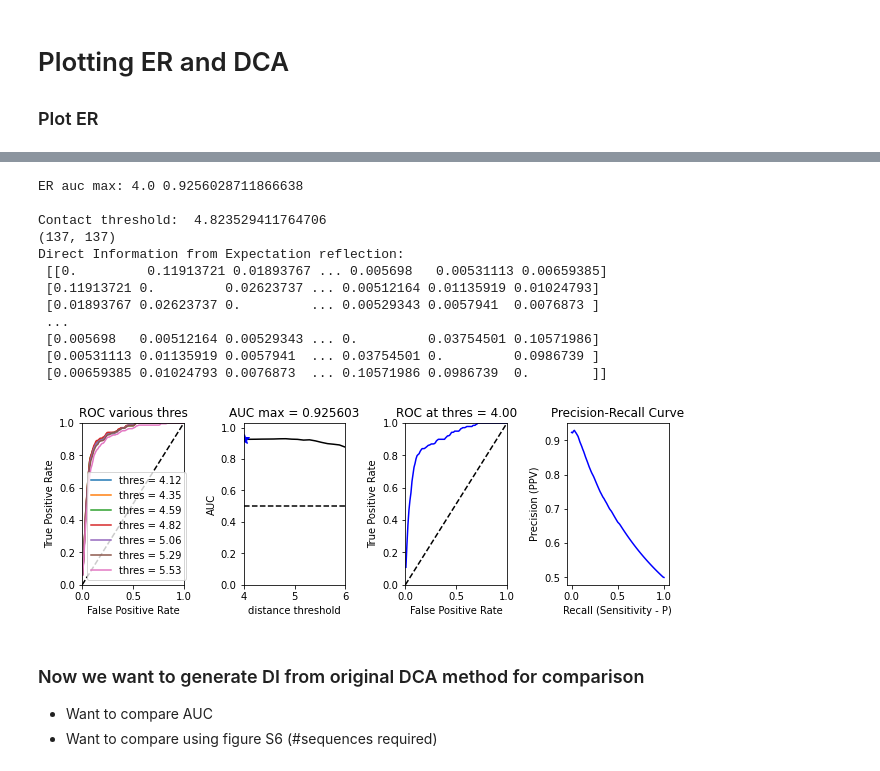
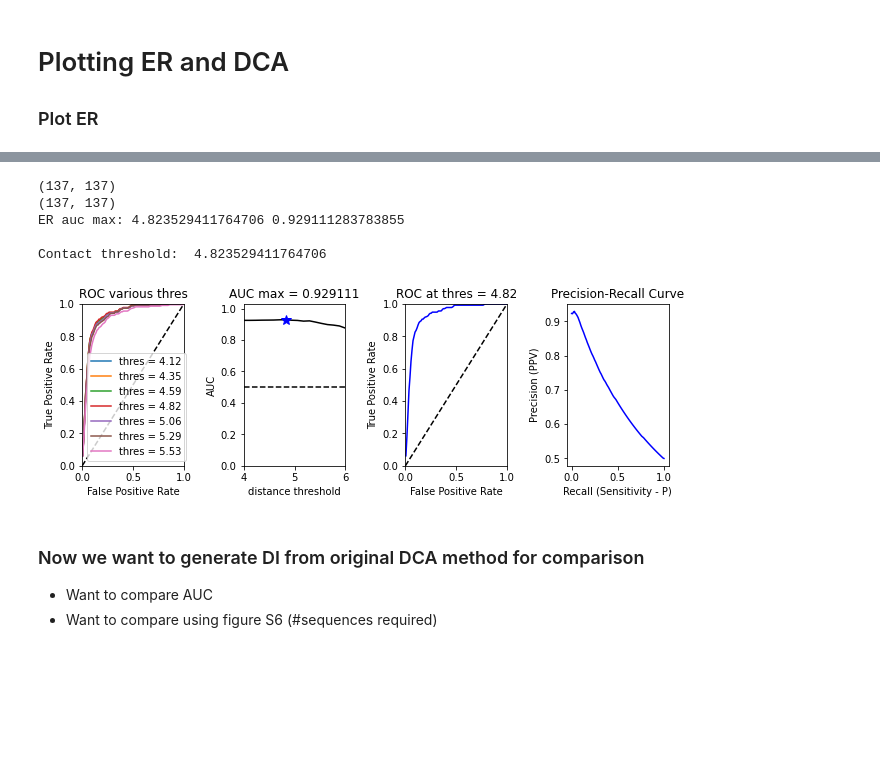
Before and after one commit to evancresswell/DCA_ER, a Jupyter notebook: ecc_DCA_ER.ipynb, the cells around one changed output, grey strips where cells are left out. Cells and saved outputs as stored; diff of their text form; code cells hidden in the pictures; blank space fills up the shorter version.

```diff
--- a/ecc_DCA_ER.ipynb
+++ b/ecc_DCA_ER.ipynb
@@ -37,8 +37,12 @@ np.random.seed(1)
 data_path = Path('/home', 'eclay','Pfam-A.full')
 data_path = Path('Pfam-A.full')
 
+pfam_id = 'PF00023'
 pfam_id = 'PF00011'
 pfam_id = 'PF00186'
+
+n_jobs = 6
+
 
 # Set DCA_ER directory
 DCA_dir = os.getcwd()
@@ -222,15 +242,15 @@ def predict_w(s,i0,i1i2,niter_max,l2):
     return h01,w1
 
 
-if os.path.exists("PF00186_w.npy"):
+if os.path.exists("%s_w.npy" % pfam_id):
 # if 0:
-    w = np.load("PF00186_w.npy")
+    w = np.load("%s_w.npy" % pfam_id)
 else:
     #-------------------------------
     # parallel
     start_time = timeit.default_timer()
     #res = Parallel(n_jobs = 4)(delayed(predict_w)\
-    res = Parallel(n_jobs = 8)(delayed(predict_w)\
+    res = Parallel(n_jobs = n_jobs)(delayed(predict_w)\
     #res = Parallel(n_jobs = 32)(delayed(predict_w)\
             (s,i0,i1i2,niter_max=10,l2=100.0)\
             for i0 in range(n_var))
@@ -323,14 +328,15 @@ plt.colorbar(fraction=0.045, pad=0.05)
 #print("Direct Information from Expectation reflection:\n",di)
 ER_di = di
 print(ER_di.shape)
-print("Direct Information from Expectation reflection:\n",di)
+
+# print("Direct Information from Expectation reflection:\n",di)
 
 from ecc_tools import roc_curve
 # find optimal threshold of distance
 ct_thres = np.linspace(4.,6.,18,endpoint=True)
 n = ct_thres.shape[0]
 ct_mat = ct
-
+print(ct.shape)
 # Initialize plotting
 iplot = [1,3,5,7,9,11,13]
 plt.figure(figsize=(9.0,3.2))
@@ -347,13 +353,13 @@ for i in range(n):
         p,tp,fp = roc_curve(ct_mat, ER_di, ct_thres[i])
         if i in iplot:
             plt.plot(fp,tp,label='thres = %3.2f'%ct_thres[i])
-        auc[i] = tp.sum()/tp.shape[0]
+        auc_ER[i] = tp.sum()/tp.shape[0]
     except(RuntimeWarning):
         auc_ER[i] = 0
 
 # Get ER method's best contact prediction
 i0_ER = np.argmax(auc_ER)
-print('ER auc max:',ct_thres[i0_ER],auc[i0_ER])
+print('ER auc max:',ct_thres[i0_ER],auc_ER[i0_ER])
 p0_ER,tp0_ER,fp0_ER = tools.roc_curve(ct_mat,ER_di,ct_thres[i0_ER])
 
 # ROC-curve tile settings
@@ -363,52 +369,44 @@ plt.xlabel('False Positive Rate')
 plt.ylabel('True Positive Rate')
 plt.legend()
 
 
 # Plot ROC, AUC and Precision for best ER contact prediction
 # AUC
 plt.subplot2grid((1,4),(0,1))
-plt.title('AUC max = %f' %(auc[i0_ER]))
+plt.title('AUC max = %f' %(auc_ER[i0_ER]))
 plt.plot([ct_thres.min(),ct_thres.max()],[0.5,0.5],'k--')
-plt.plot(ct_thres,auc,'k-')
-plt.plot(ct_thres[i0_ER],auc[i0_ER], 'b*', markersize=10.)
+plt.plot(ct_thres,auc_ER,'k-')
+plt.plot(ct_thres[i0_ER],auc_ER[i0_ER], 'b*', markersize=10.)
 plt.xlim([ct_thres.min(),ct_thres.max()])
-plt.ylim([0,auc.max()+0.1])
+plt.ylim([0,auc_ER.max()+0.1])
 plt.xlabel('distance threshold')
 plt.ylabel('AUC')
 # ROC
 plt.subplot2grid((1,4),(0,2))
 plt.title('ROC at thres = %3.2f'%(ct_thres[i0_ER]))
-plt.plot(fp0,tp0,'b-')
+plt.plot(fp0_ER,tp0_ER,'b-')
 plt.plot([0,1],[0,1],'k--')
 plt.xlim([0,1])
 plt.ylim([0,1])
 plt.xlabel('False Positive Rate')
 plt.ylabel('True Positive Rate')
 # Precision-Recall
 plt.subplot2grid((1,4),(0,3))
 plt.title('Precision-Recall Curve')
-print('\nContact threshold: ', ct_thres[i0])
-p,tp,fp = tools.roc_curve(ct_mat, ER_di, ct_thres[i0])
-plt.plot( p,tp / (tp + fp), 'b-', label='thres = %s'%ct_thres[i0])
+print('\nContact threshold: ', ct_thres[i0_ER])
+plt.plot( p0_ER,tp0_ER / (tp0_ER + fp0_ER), 'b-', label='thres = %s'%ct_thres[i0_ER])
 plt.xlabel('Recall (Sensitivity - P)')
 plt.ylabel('Precision (PPV)')
 
 plt.tight_layout(h_pad=1, w_pad=1.5)
 # tools.hide_toggle()
 # %% [output]
-ER auc max: 4.0 0.9256028711866638
+(137, 137)
+(137, 137)
+ER auc max: 4.823529411764706 0.929111283783855
 
 Contact threshold:  4.823529411764706
-(137, 137)
-Direct Information from Expectation reflection:
- [[0.         0.11913721 0.01893767 ... 0.005698   0.00531113 0.00659385]
- [0.11913721 0.         0.02623737 ... 0.00512164 0.01135919 0.01024793]
- [0.01893767 0.02623737 0.         ... 0.00529343 0.0057941  0.0076873 ]
- ...
- [0.005698   0.00512164 0.00529343 ... 0.         0.03754501 0.10571986]
- [0.00531113 0.01135919 0.0057941  ... 0.03754501 0.         0.0986739 ]
- [0.00659385 0.01024793 0.0076873  ... 0.10571986 0.0986739  0.        ]]
-[figure, old version]
+[figure, new version]
 # %% [markdown]
 ### Now we want to generate DI from original DCA method for comparison
 * Want to compare AUC
```
Also changed, not shown: parts of 8 cells of this notebook, 4 other files.
